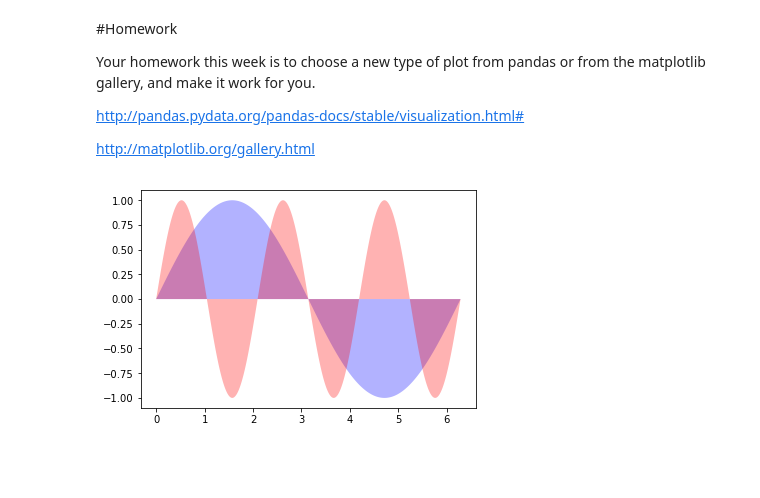
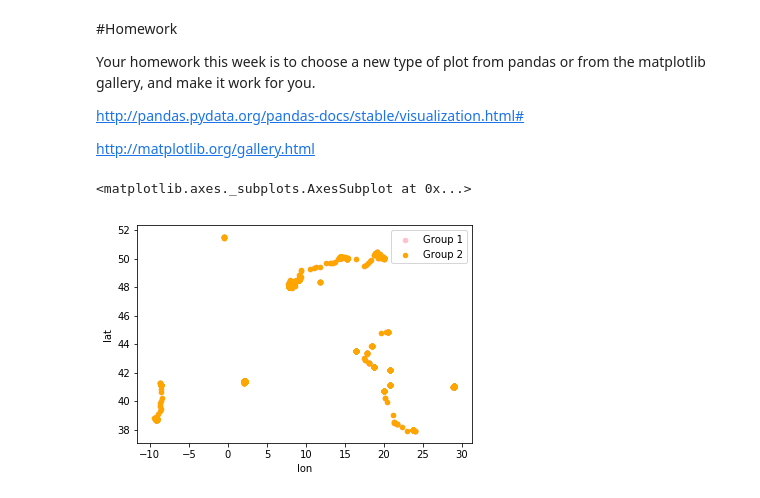
Before and after one commit to ginazheng1028/ce599-s17, a Jupyter notebook: 15-Data Viz 1/data-viz.ipynb, the cells around one changed output. Cells and saved outputs as stored; diff of their text form; code cells hidden in the pictures; blank space fills up the shorter version.

```diff
--- a/15-Data Viz 1/data-viz.ipynb
+++ b/15-Data Viz 1/data-viz.ipynb
@@ -504,17 +507,10 @@ Your homework this week is to choose a new type of plot from pandas or from the
 http://pandas.pydata.org/pandas-docs/stable/visualization.html#
 
 http://matplotlib.org/gallery.html
-# %%
-
-import pandas as pd, numpy as np, matplotlib.pyplot as plt
-import matplotlib.cm as cm, matplotlib.font_manager as fm
-
-x = np.linspace(0, 2 * np.pi, 500)
-y1 = np.sin(x)
-y2 = np.sin(3 * x)
-
-fig, ax = plt.subplots()
-ax.fill(x, y1, 'b', x, y2, 'r', alpha=0.3)
-plt.show()
-# %% [output]
-[figure, removed]
+# %%
+ax = df.plot.scatter(x='lon', y='lat', color='Pink', label='Group 1')
+
+df.plot.scatter(x='lon', y='lat', color='Orange', label='Group 2', ax=ax)
+# %% [output]
+<matplotlib.axes._subplots.AxesSubplot at 0x...>
+[figure, added]
```
Also changed, not shown: parts of 4 cells of this notebook, 1 other file.
